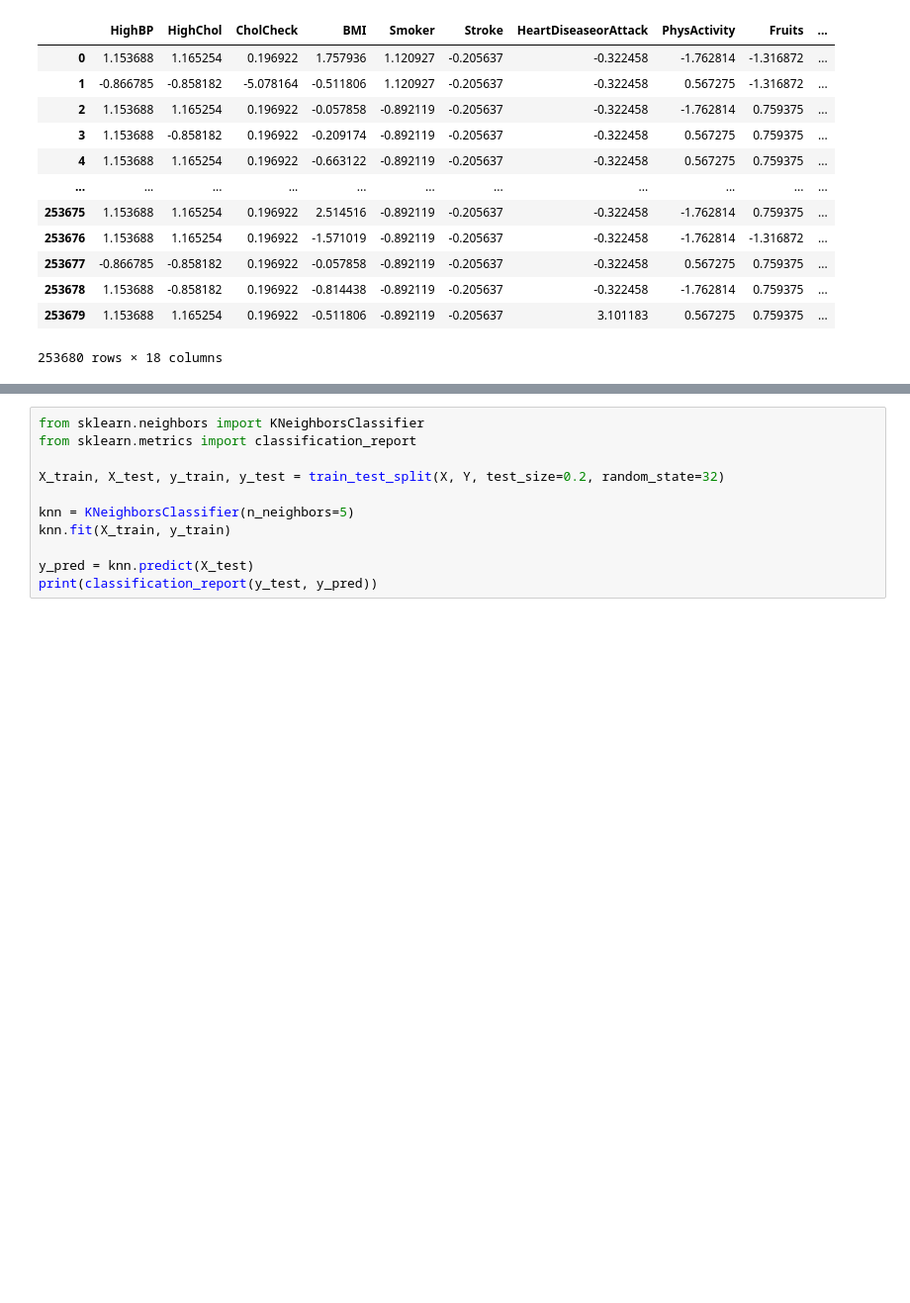
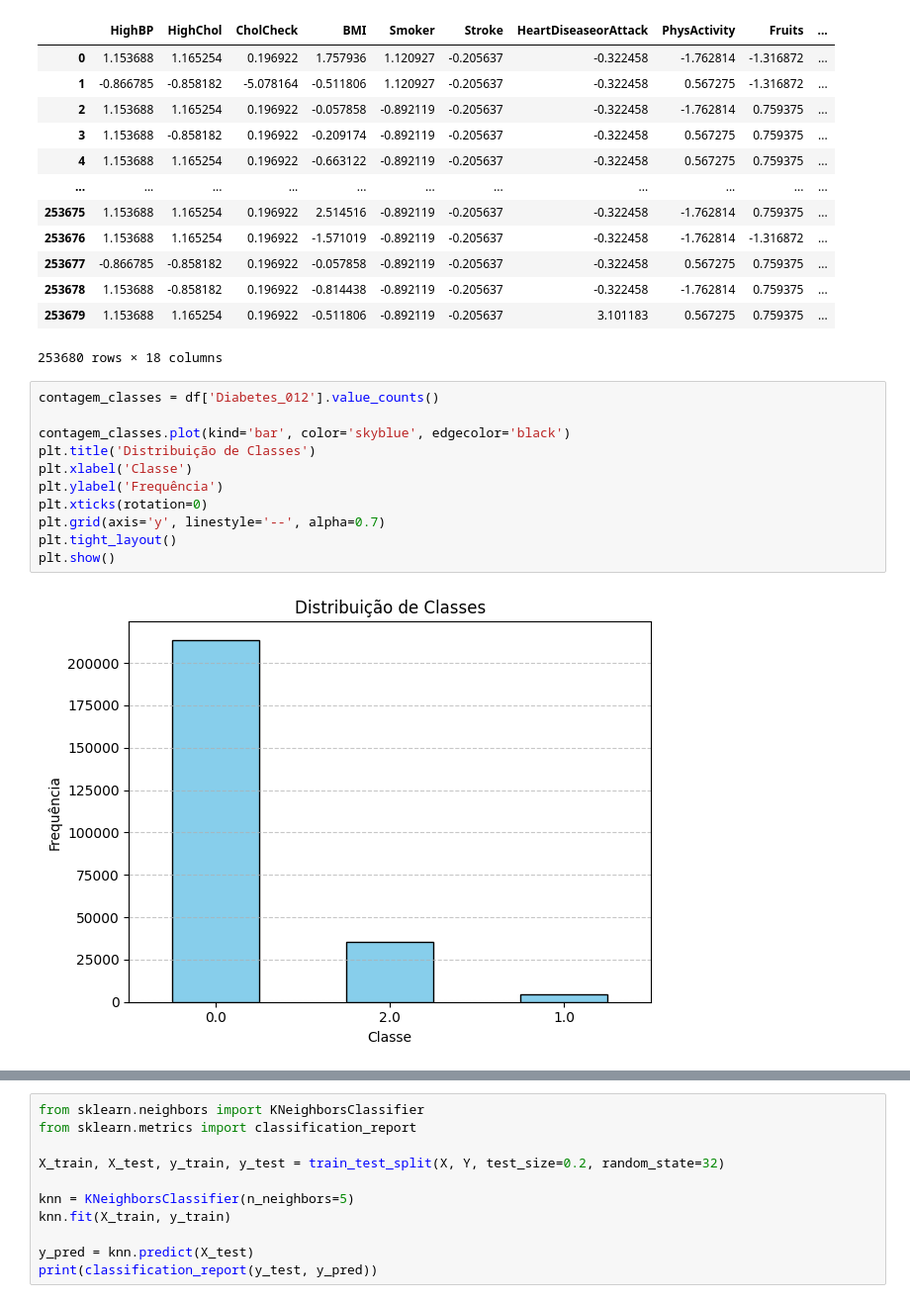
Before and after one commit to kessiarodrigues/pi-dsm-6-2025, a Jupyter notebook: pre_processamento.ipynb, the cells around one changed output, grey strips where cells are left out. Shown: that part at 99% size. Cells and saved outputs as stored; diff of their text form; blank space fills up the shorter version.

```diff
--- a/pre_processamento.ipynb
+++ b/pre_processamento.ipynb
@@ -206,6 +209,19 @@ df
 | 253678 | 1.153688 | -0.858182 | 0.196922 | -0.814438 | -0.892119 | -0.205637 | -0.322458 | -1.762814 | 0.759375 | ... |
 | 253679 | 1.153688 | 1.165254 | 0.196922 | -0.511806 | -0.892119 | -0.205637 | 3.101183 | 0.567275 | 0.759375 | ... |
 253680 rows × 18 columns
+# %%
+contagem_classes = df['Diabetes_012'].value_counts()
+
+contagem_classes.plot(kind='bar', color='skyblue', edgecolor='black')
+plt.title('Distribuição de Classes')
+plt.xlabel('Classe')
+plt.ylabel('Frequência')
+plt.xticks(rotation=0)
+plt.grid(axis='y', linestyle='--', alpha=0.7)
+plt.tight_layout()
+plt.show()
+# %% [output]
+[figure, added]
 # %%
 from imblearn.over_sampling import SMOTE
 
```
Also changed, not shown: parts of 3 cells of this notebook.
